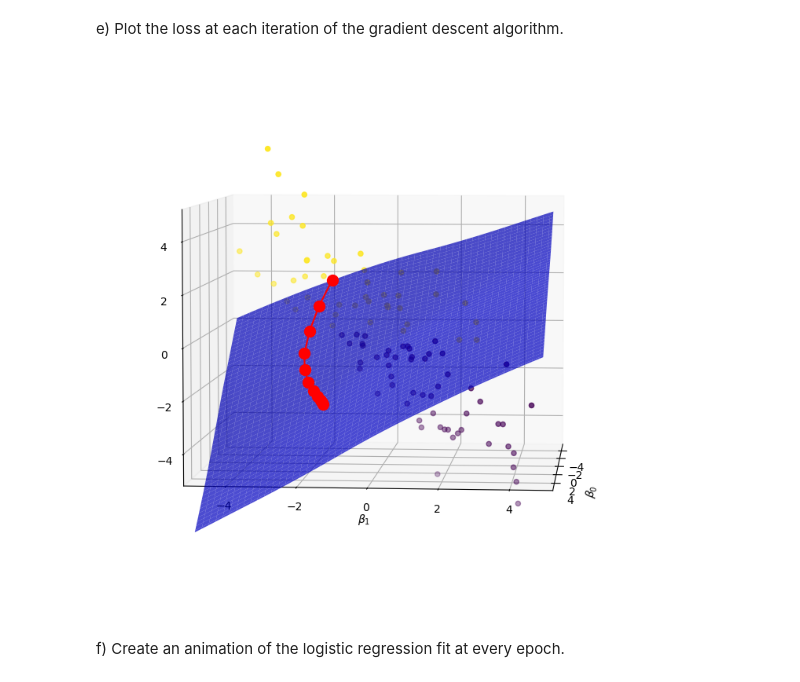
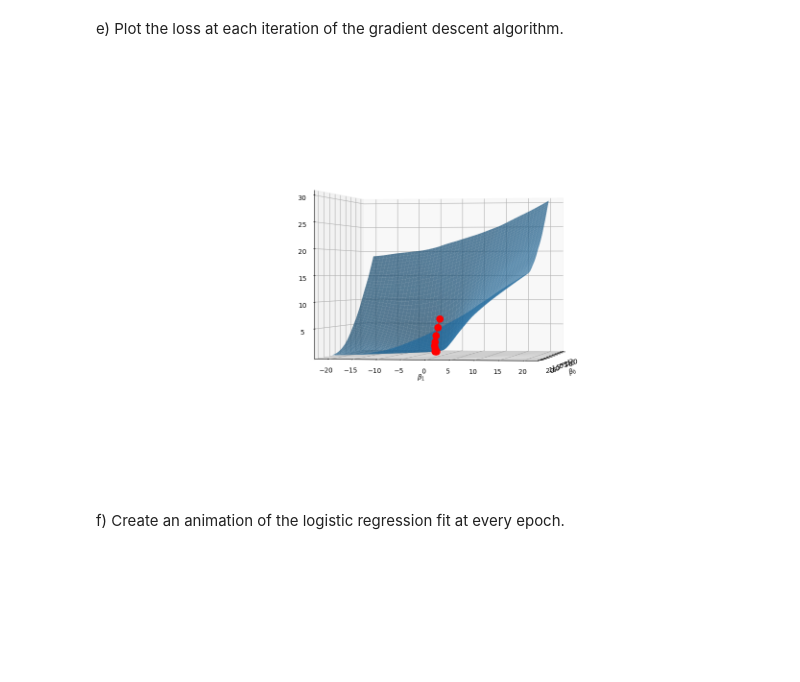
Before and after one commit to lin826/CS506-Spring2023, a Jupyter notebook: notes/worksheet_17_iju_lin.ipynb, the cells around one changed output. Saved outputs shown, nothing was run; the diff lists cells and outputs as text; code cells hidden in the pictures; blank space fills up the shorter version.

```diff
--- a/notes/worksheet_17_iju_lin.ipynb
+++ b/notes/worksheet_17_iju_lin.ipynb
@@ -218,7 +219,9 @@ plt.show()
 # %%
-# %matplotlib widget
-b0 = np.arange(-5, 5, 0.1)
-b1 = np.arange(-5, 5, 0.1)
+EPS = 1e-9
+
+rangex = 20
+b0 = np.arange(-rangex, rangex, 0.05)
+b1 = np.arange(-rangex, rangex, 0.05)
 b0, b1 = np.meshgrid(b0, b1)
 
 def sigmoid(x):
@@ -227,12 +230,9 @@ def sigmoid(x):
 
 # minimum likelihood
 def loss(X, y, beta):
-    return - (y @ np.log(sigmoid(X @ beta)) + (1 - y) @ (1 - np.log(sigmoid(X @ beta)))) / len(X)
-    # res = 0
-    # for i in range(len(X)):
-    #     res += y[i] * np.log(sigmoid(beta[0] + X[i] * beta[1]))
-    #     res += (1 - y[i]) * (1 - np.log(sigmoid(beta[0] + X[i] * beta[1])))
-    # return - res / len(X)
+    y_hat = sigmoid(X @ beta)
+    return - (y @ np.log(y_hat) + (1 - y) @ np.log(1 - y_hat + EPS)) / len(X)
+
 
 def get_cost(B0, B1):
     res = []
@@ -249,15 +249,15 @@ cost = get_cost(b0, b1)
 # Creating figure
 fig = plt.figure(figsize =(14, 9))
 ax = plt.axes(projection ='3d')
-ax.set_xlim(-5, 5)
+ax.set_xlim(-rangex, rangex)
 ax.set_xlabel(r'$\beta_0$')
 ax.set_ylabel(r'$\beta_1$')
-ax.set_ylim(-5, 5)
-ax.set_zlim(-5, 5)
+ax.set_ylim(-rangex, rangex)
+ax.set_zlim(cost.min(), cost.max())
+ax.view_init(10, 45)
 
 # Creating plot
-ax.plot_surface(b0, b1, cost, alpha=.7)
-ax.scatter3D(X[:, 0], X[:, 1], (X[:, 0]-X[:, 1]), c=y)
+ax.plot_surface(b0, b1, cost, alpha=.7, linewidth=0)
 
 # show plot
 plt.show()
@@ -274,46 +274,41 @@ def show_loss(betas, losses):
     # Creating figure
     fig = plt.figure(figsize =(14, 9))
     ax = plt.axes(projection ='3d')
-    ax.view_init(5, 5)
     ax.set_xlabel(r'$\beta_0$')
     ax.set_ylabel(r'$\beta_1$')
-    ax.set_ylim(-5, 5)
-    ax.set_zlim(-5, 5)
-
-    ax.scatter3D(X[:, 0], X[:, 1], (X[:, 0]-X[:, 1]), c=y)
 
     # Creating plot
-    ax.plot_surface(b0, b1, cost, color='b', alpha=.7)
+    ax.view_init(0, 10)
+    ax.plot_surface(b0, b1, cost, alpha=.7, linewidth=0)
     ax.plot(np.array(betas)[:,0], np.array(betas)[:,1], losses, 'o-', c='r', markersize=10, zorder=10)
-    fig.savefig(TEMPFILE)
+
     plt.show()
-
 
 def gradient(X, y, beta):
     # Reference: https://stackoverflow.com/questions/47795918/logistic-regression-gradient-descent
     return np.matmul(X.T, (sigmoid(np.matmul(X, beta)) - y)) / len(X)
 
 
 def gradient_descent(X, y, beta_hat, learning_rate, epochs, images):
     losses = [loss(X, y, beta_hat)]
     betas = [beta_hat]
 
     for _ in range(epochs):
         beta_hat = beta_hat - learning_rate * gradient(X, y, beta_hat)
 
         losses.append(loss(X, y, beta_hat))
         betas.append(beta_hat)
 
     return np.array(betas), np.array(losses)
 
 
 beta_start = np.array([-5, -2])
 learning_rate = 0.9
 images = []
-betas, losses = gradient_descent(X, y, beta_start, learning_rate, 10, [])
+betas, losses = gradient_descent(X, y, beta_start, learning_rate, 20, [])
 show_loss(betas, losses)
 # %% [output]
-[figure, old version]
+[figure, new version]
 # %% [markdown]
 f) Create an animation of the logistic regression fit at every epoch.
 # %%
```
Also changed, not shown: parts of 7 cells of this notebook.
